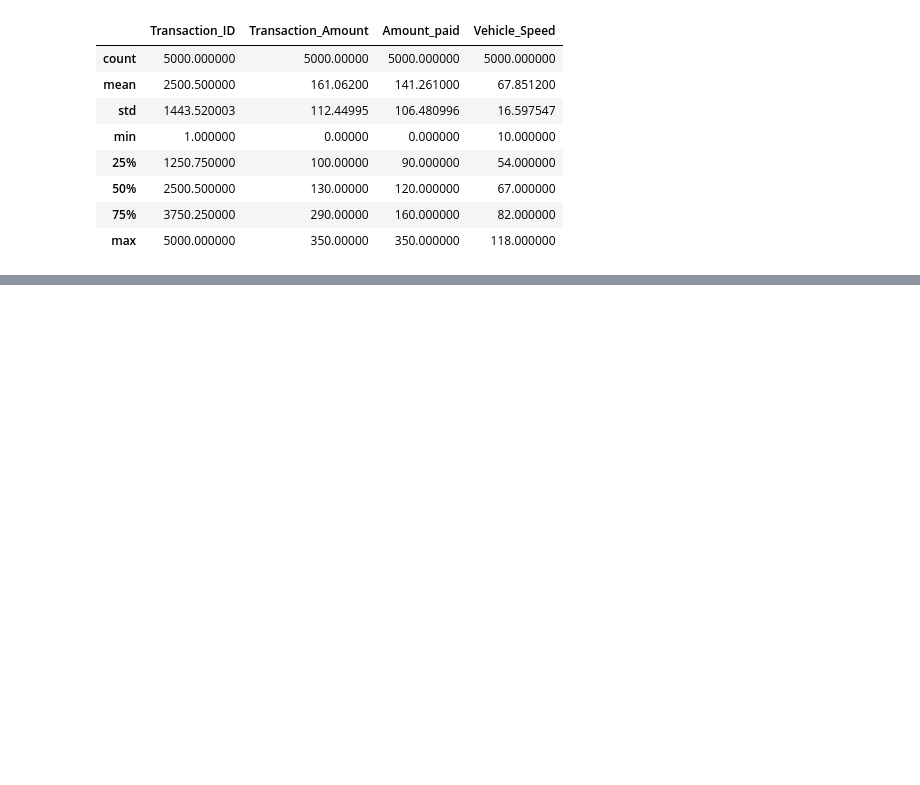
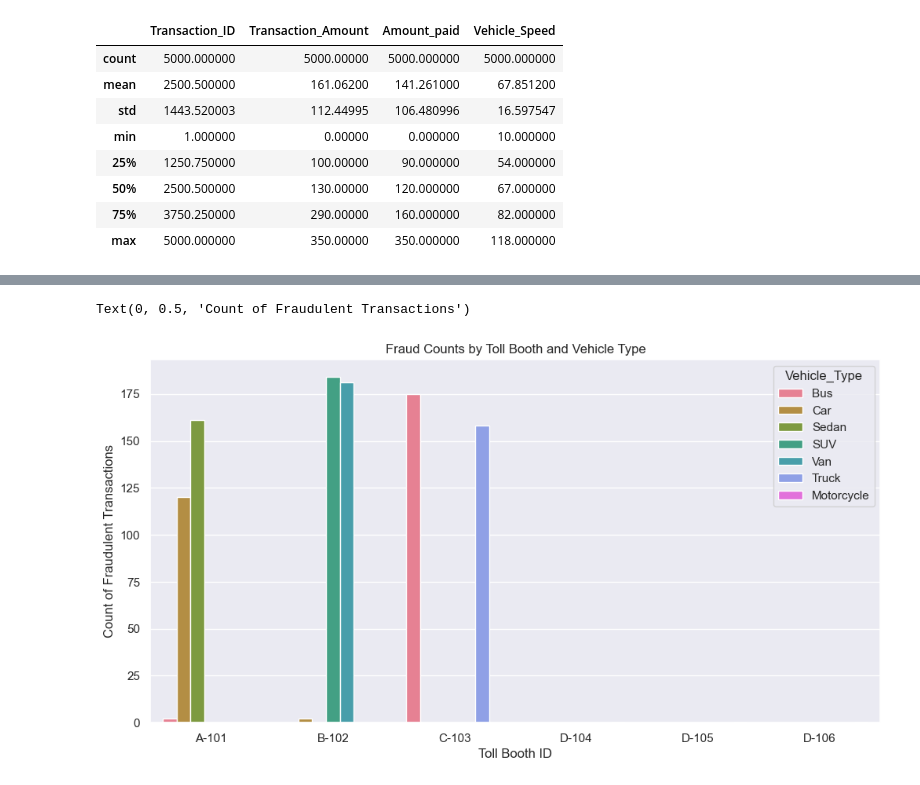
Before and after one commit to SaidurRahmanChowdhury/Fastag_Fraud_Detection, a Jupyter notebook: Fastag Fraud Detection.ipynb, the cells around one changed output, grey strips where cells are left out. Drawn from its saved outputs; the diff is of its cells as text; code cells hidden in the pictures; blank space fills up the shorter version.

```diff
--- a/Fastag Fraud Detection.ipynb
+++ b/Fastag Fraud Detection.ipynb
@@ -129,0 +204,12 @@ array(['A-101', 'B-102', 'D-104', 'C-103', 'D-105', 'D-106'], dtype=object)
+# %%
+derived = df.groupby(['TollBoothID','Vehicle_Type','Fraud_indicator']).size().reset_index(name='Count')
+derived_pivot = derived.pivot_table(index=['TollBoothID', 'Vehicle_Type'], columns='Fraud_indicator', values='Count', fill_value=0).reset_index()
+
+plt.figure(figsize=(12, 6))
+sns.barplot(x='TollBoothID', y='Fraud', data=derived_pivot, hue='Vehicle_Type', palette=unique_colors, dodge=True)
+plt.title('Fraud Counts by Toll Booth and Vehicle Type')
+plt.xlabel('Toll Booth ID')
+plt.ylabel('Count of Fraudulent Transactions')
+# %% [output]
+Text(0, 0.5, 'Count of Fraudulent Transactions')
+[figure, added]
```
Also changed, not shown: parts of 22 cells of this notebook.
